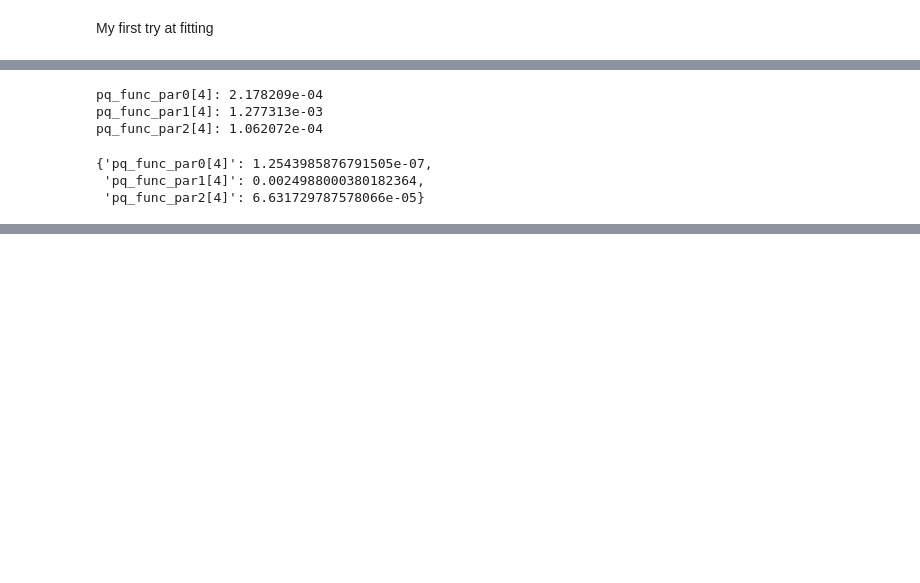
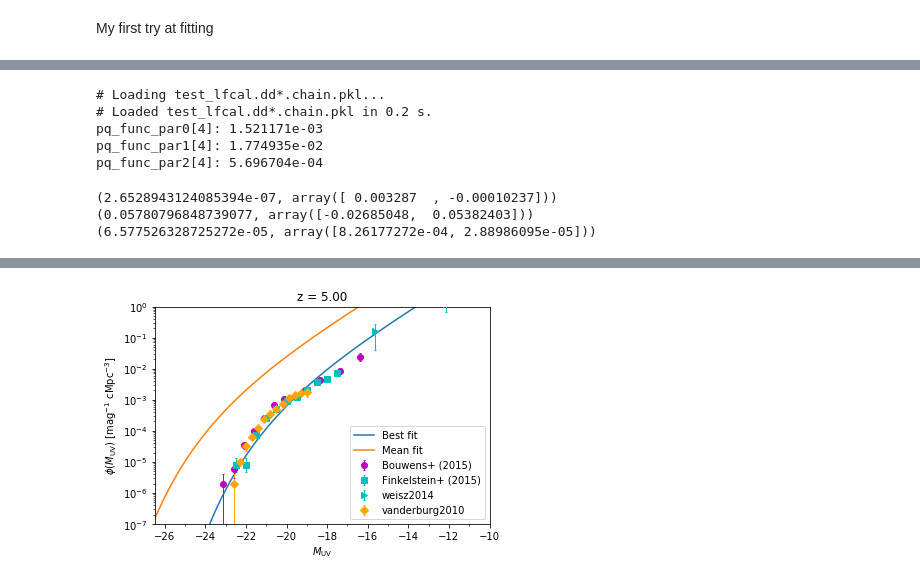
Before and after one commit to eklem1/GalaxySim, a Jupyter notebook: FirstFits.ipynb, the cells around one changed output, grey strips where cells are left out. Drawn from its saved outputs; the diff is of its cells as text; code cells hidden in the pictures; blank space fills up the shorter version.

```diff
--- a/FirstFits.ipynb
+++ b/FirstFits.ipynb
@@ -213,13 +217,53 @@ if len(covar[0]) == 1:
 else:
     for i in range(len(covar[0])):
         print("{}: {:e}".format(free_pars[i], covar[0][i]))
+
+fit_mean = np.array(covar[0])
 # %% [output]
-pq_func_par0[4]: 2.178209e-04
-pq_func_par1[4]: 1.277313e-03
-pq_func_par2[4]: 1.062072e-04
+# Loading test_lfcal.dd*.chain.pkl...
+# Loaded test_lfcal.dd*.chain.pkl in 0.2 s.
+pq_func_par0[4]: 1.521171e-03
+pq_func_par1[4]: 1.774935e-02
+pq_func_par2[4]: 5.696704e-04
-# %%
-anl.max_likelihood_parameters()
-# %% [output]
-{'pq_func_par0[4]': 1.2543985876791505e-07,
- 'pq_func_par1[4]': 0.0024988000380182364,
- 'pq_func_par2[4]': 6.631729787578066e-05}
+# %%
+pars_ch = {}
+for i in range(len(covar[0])):
+    pars_ch[free_pars[i]] = covar[0][i]
+
+pars_mean = ares.util.ParameterBundle("emma:model1")
+
+pars_mean.update(pars_ch)
+# print(pars_best)
+pop_mean = ares.populations.GalaxyPopulation(**pars_mean)
+# %%
+fit_best_like = anl.max_likelihood_parameters()
+
+for i in range(len(covar[0])):
+    print(anl.get_1d_error(free_pars[i])) #(maximum likelihood value, positive error, negative error).
+
+# print(fit_best_like)
+# %% [output]
+(2.6528943124085394e-07, array([ 0.003287  , -0.00010237]))
+(0.05780796848739077, array([-0.02685048,  0.05382403]))
+(6.577526328725272e-05, array([8.26177272e-04, 2.88986095e-05]))
+# %%
+pars_best = ares.util.ParameterBundle("emma:model1")
+
+pars_best.update(fit_best_like)
+# print(pars_best)
+pop_best = ares.populations.GalaxyPopulation(**pars_best)
+# %%
+z = 5
+
+ls_best = pop_best.LuminosityFunction(z, MUV)
+ls_mean = pop_mean.LuminosityFunction(z, MUV)
+
+obslf = ares.analysis.GalaxyPopulation()
+obslf.Plot(z=z, round_z=0.2)
+
+pl.semilogy(MUV, ls_best, label='Best fit')
+pl.semilogy(MUV, ls_mean, label='Mean fit')
+pl.title("z = %.2f" %z)
+pl.legend()
+pl.show()
+# %% [output]
@@ -225,0 +273 @@ anl.max_likelihood_parameters()
+[figure, added]
```
Also changed, not shown: parts of 12 cells of this notebook, 1 other file.
